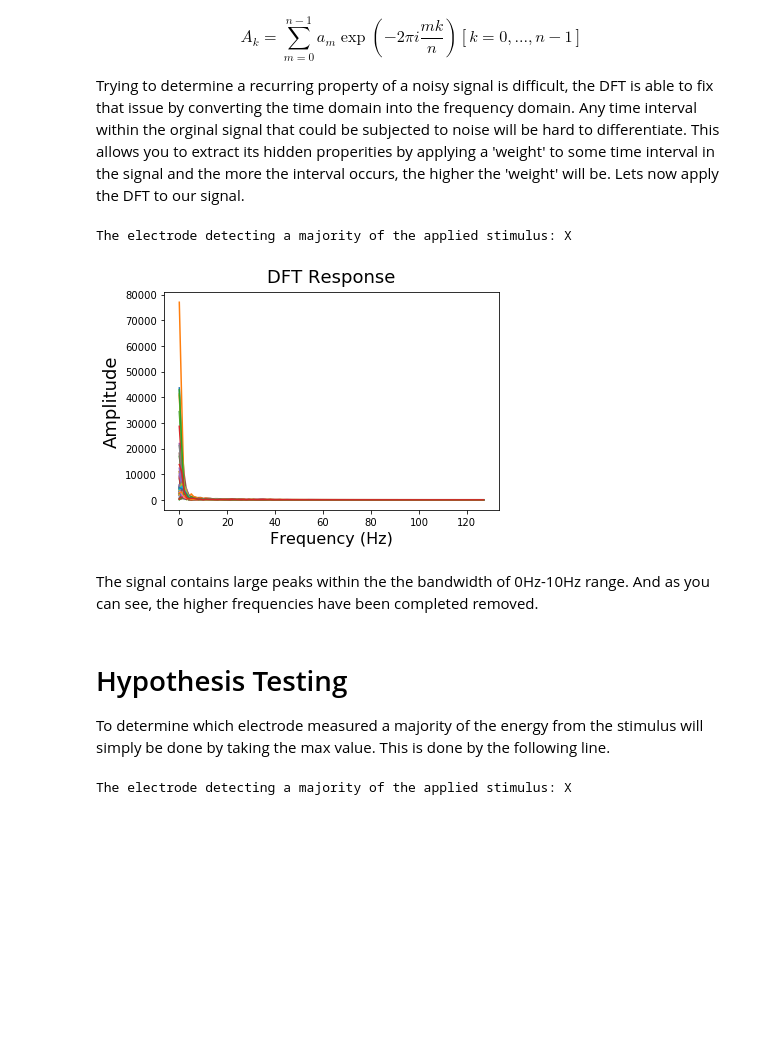
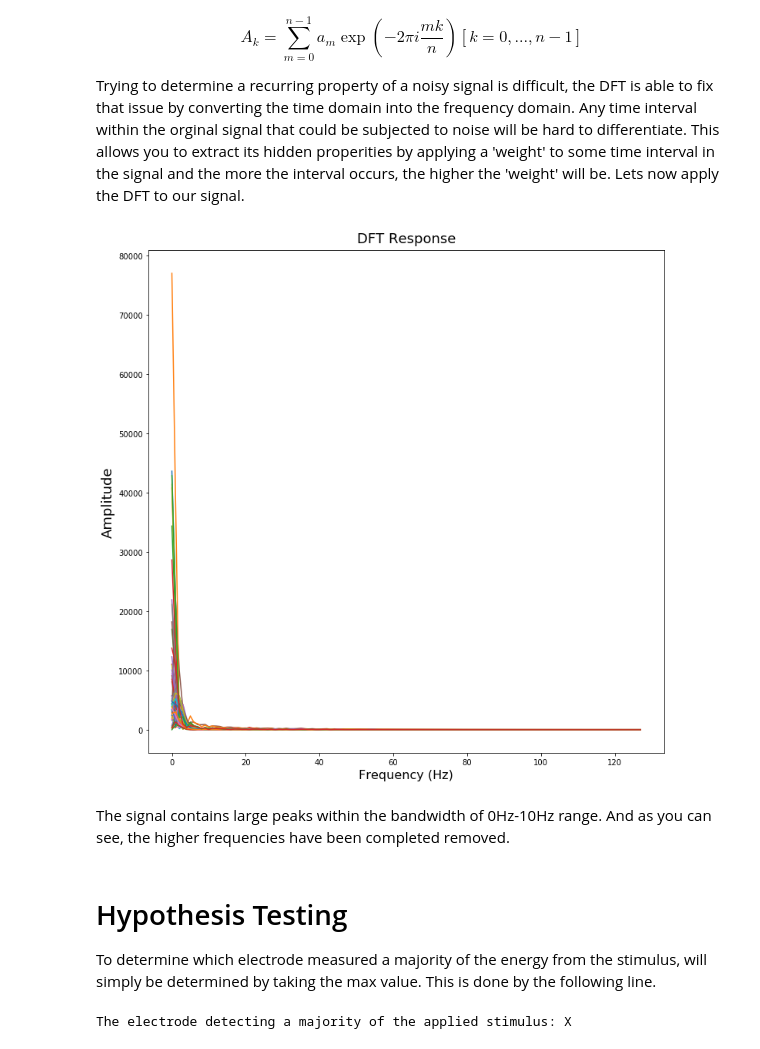
Before and after one commit to Mercier93/Signal-Processing, a Jupyter notebook: Final Project.ipynb, the cells around one changed output. Drawn from its saved outputs; the diff is of its cells as text; code cells hidden in the pictures; blank space fills up the shorter version.

```diff
--- a/Final Project.ipynb
+++ b/Final Project.ipynb
@@ -265,7 +264,7 @@ input_sig = data[0:256]-np.mean(data[0:256])
 
 b, a = signal.butter(order, normal_cutoff, btype='low', analog=False)
 d, c = signal.cheby1(5,rp=3,Wn=normal_cutoff, btype='low', analog=False)
-f, e = signal.bessel(5,Wn=low, btype='lowpass', analog=False)
+f, e = signal.bessel(5,Wn=normal_cutoff, btype='lowpass', analog=False)
 
 
 plt.figure(figsize=(12,12))
@@ -392,30 +392,30 @@ $$ A_k=\sum_{m=0}^{n-1}a_m \exp \left(-2\pi i \frac{mk}{n} \right ) [k=0,...,n-1
 Trying to determine a recurring property of a noisy signal is difficult, the DFT is able to fix that issue by converting the time domain into the frequency domain. Any time interval within the orginal signal that could be subjected to noise will be hard to differentiate. This allows you to extract its hidden properities by applying a 'weight' to some time interval in the signal and the more the interval occurs, the higher the 'weight' will be. Lets now apply the DFT to our signal.
 # %%
 max_value = []
+plt.figure(figsize=(12,12))
 for y in range(0,64):
     for x in range(0,256):
         data[x] = DataEEG[y][x]
         if x == 255:
             data = data-np.mean(data)
             output_sig_bess = signal.lfilter(f,e,data)
             L=len(output_sig_bess)
             Y=np.fft.fft(output_sig_bess)
             DFT=abs(Y)/L
             max_value.append(np.max(DFT))
             f=np.arange(0,128,1)
             plt.plot(f, DFT[0:128])
             plt.title('DFT Response',fontsize=18)
             plt.xlabel('Frequency (Hz)',fontsize=16)
             plt.ylabel('Amplitude',fontsize=18)
 # %% [output]
-The electrode detecting a majority of the applied stimulus: X
-[figure, old version]
+[figure, new version]
 # %% [markdown]
-The signal contains large peaks within the the bandwidth of 0Hz-10Hz range. And as you can see, the higher frequencies have been completed removed.
+The signal contains large peaks within the bandwidth of 0Hz-10Hz range. And as you can see, the higher frequencies have been completed removed.
 # %% [markdown]
 # Hypothesis Testing
 
-To determine which electrode measured a majority of the energy from the stimulus will simply be done by taking the max value. This is done by the following line.
+To determine which electrode measured a majority of the energy from the stimulus, will simply be determined by taking the max value. This is done by the following line.
 # %%
 print('The electrode detecting a majority of the applied stimulus:'+Electrodes[max_value.index(max(max_value))])
 # %% [output]
```
Also changed, not shown: parts of 11 cells of this notebook.
